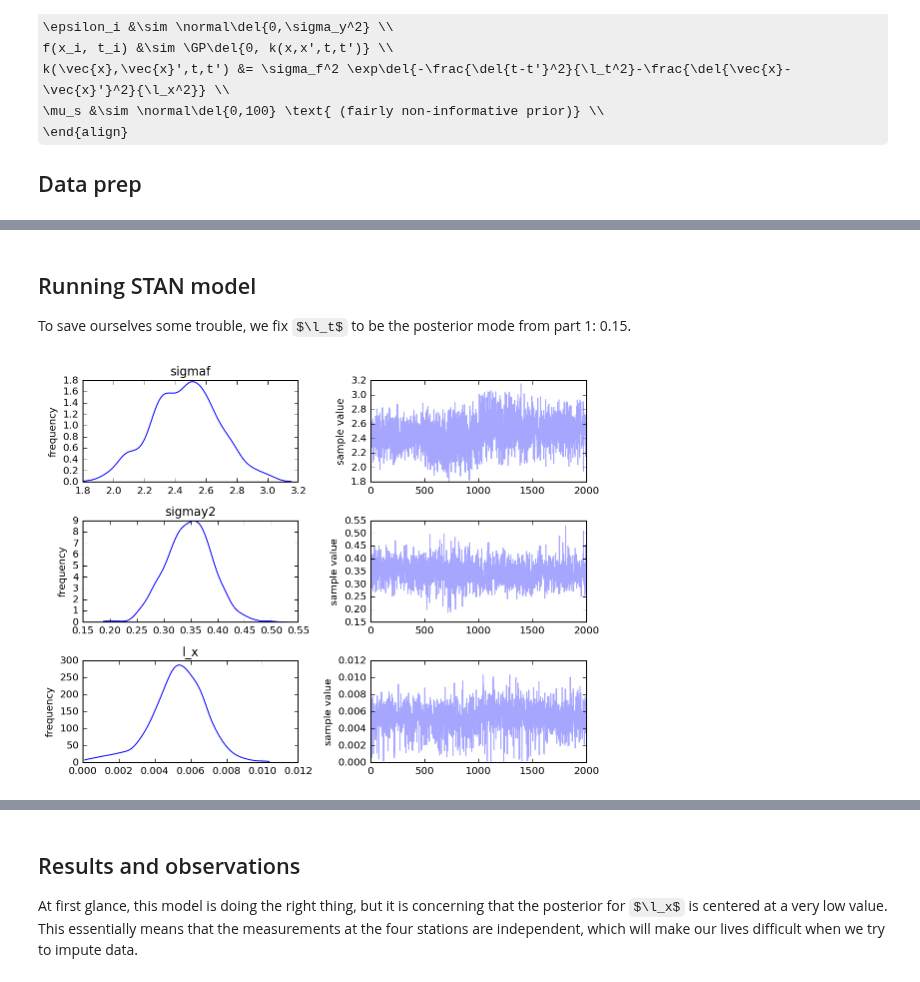
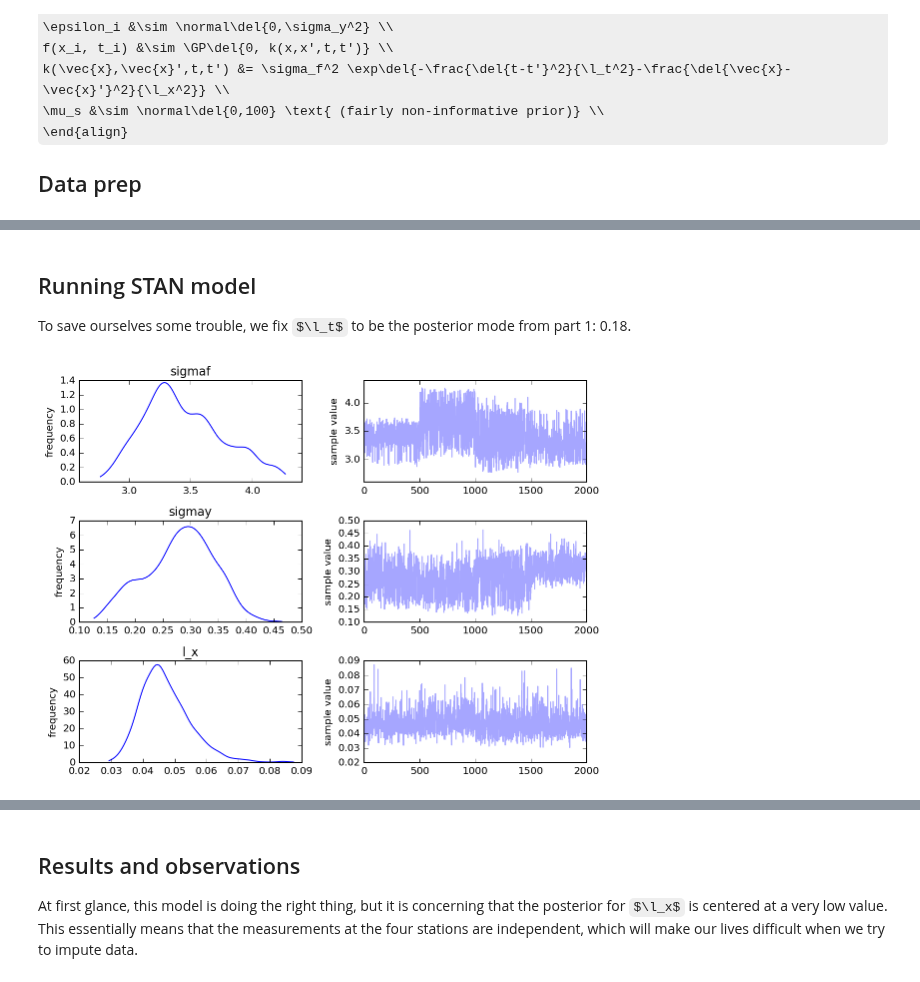
Before and after one commit to maximerischard/TemperatureImputations.jl, a Jupyter notebook: SmallScaleHourly.ipynb, the cells around one changed output, grey strips where cells are left out. Drawn from its saved outputs; the diff is of its cells as text; code cells hidden in the pictures; some formulas as TeX source.

```diff
--- a/SmallScaleHourly.ipynb
+++ b/SmallScaleHourly.ipynb
@@ -103,5 +99,4 @@ ma_stations[["USAF","WBAN"]]
 # %%
-isdSubset = isdList[(isdList["USAF"]>714300)&(isdList["USAF"]<714400)]
 station_filenames = ["%d.%d.processed.2015.2015.csv" % (r["USAF"],r["WBAN"]) for i,r in isdSubset.iterrows()]
 def add_dates(df):
     df_dates = [datetime.datetime(*map(int, r[1][["year","month","day","hour","min","seconds"]])) for r in df.iterrows()]
@@ -188,9 +183,9 @@ timeseries_model = """
       for(i in 1:N){
         Sigma[i,i] <- sigmaf2 + 0.001;
       }
-      phi ~ normal(0,1);
-      sigmasq ~ normal(0,10);
-      tausq ~ normal(0,1);
+      l_t ~ normal(0,1);
+      sigmaf2 ~ normal(0,10);
+      sigmay2 ~ normal(0,1);
 
       w_s ~ multi_normal(mu_w, Sigma);
       temp ~ normal(w_s, sigmay2);
@@ -307,11 +302,12 @@ stmp_data = {
     "temp": twodays_stmp["temp"] - twodays_stmp["temp"].mean(),
     "station": twodays_stmp["station"].values,
     "pairwiseD": pairwiseD,
+    "l2_t": np.mean(ts_fit.extract("l_t")["l_t"])**2,
 }
 # %% [markdown]
 ## Running STAN model
 
-To save ourselves some trouble, we fix $\l_t$ to be the posterior mode from part 1: 0.15.
+To save ourselves some trouble, we fix $\l_t$ to be the posterior mode from part 1: 0.18.
 # %%
 spatiotemporal_model = """
     data {
@@ -321,13 +317,13 @@ spatiotemporal_model = """
       int<lower=1,upper=numstations> station[N];
       matrix[numstations,numstations] pairwiseD;
       vector[N] temp;
+      real<lower=0> l2_t;
     }
 
     parameters {
       real<lower=0> sigmaf;
-      // real<lower=0> l_t;
       real<lower=0> l_x;
-      real<lower=0> sigmay2;
+      real<lower=0> sigmay;
       real mu_station[numstations];
 
       vector[N] w_s;
@@ -355,8 +351,7 @@ spatiotemporal_model = """
           real xdiff;
           tdiff <- time[i] - time[j];
           xdiff <- pairwiseD[station[i],station[j]];
-          // SigmaGP[i,j] <- exp( -pow(tdiff,2)/pow(l_t,2) -pow(xdiff,2)/pow(l_x,2));
-          SigmaGP[i,j] <- exp( -pow(tdiff,2)/pow(0.15,2) -pow(xdiff,2)/pow(l_x,2));
+          SigmaGP[i,j] <- exp( -pow(tdiff,2)/l2_t -pow(xdiff,2)/pow(l_x,2));
           SigmaGP[j,i] <- SigmaGP[i,j];
         }
       }
@@ -368,20 +363,20 @@ spatiotemporal_model = """
       // l_t ~ normal(0,1);
       l_x ~ normal(0,0.1);
       sigmaf ~ normal(0,5);
-      sigmay2 ~ normal(0,1);
+      sigmay ~ normal(0,1);
       mu_station ~ normal(0,10);
 
       w_s ~ multi_normal(mu_zero, SigmaGP);
-      temp ~ normal(mu_w, sigmay2);
+      temp ~ normal(mu_w, sigmay);
     }
 """
 # %%
 stmp_fit = pystan.stan(model_code=spatiotemporal_model, data=stmp_data,
  iter=1000, chains=4)
 # %%
-stmp_fit.plot(["sigmaf","sigmay2", "l_x"]);
+stmp_fit.plot(["sigmaf","sigmay", "l_x"]);
 # %% [output]
-[figure, old version]
+[figure, new version]
 # %%
 stmp_fitted_GP = pd.Series(np.mean(stmp_fit.extract("mu_w")["mu_w"], axis=0), index=twodays_stmp.index)
 for i in range(numstations):
```
Also changed, not shown: parts of 31 cells of this notebook.
